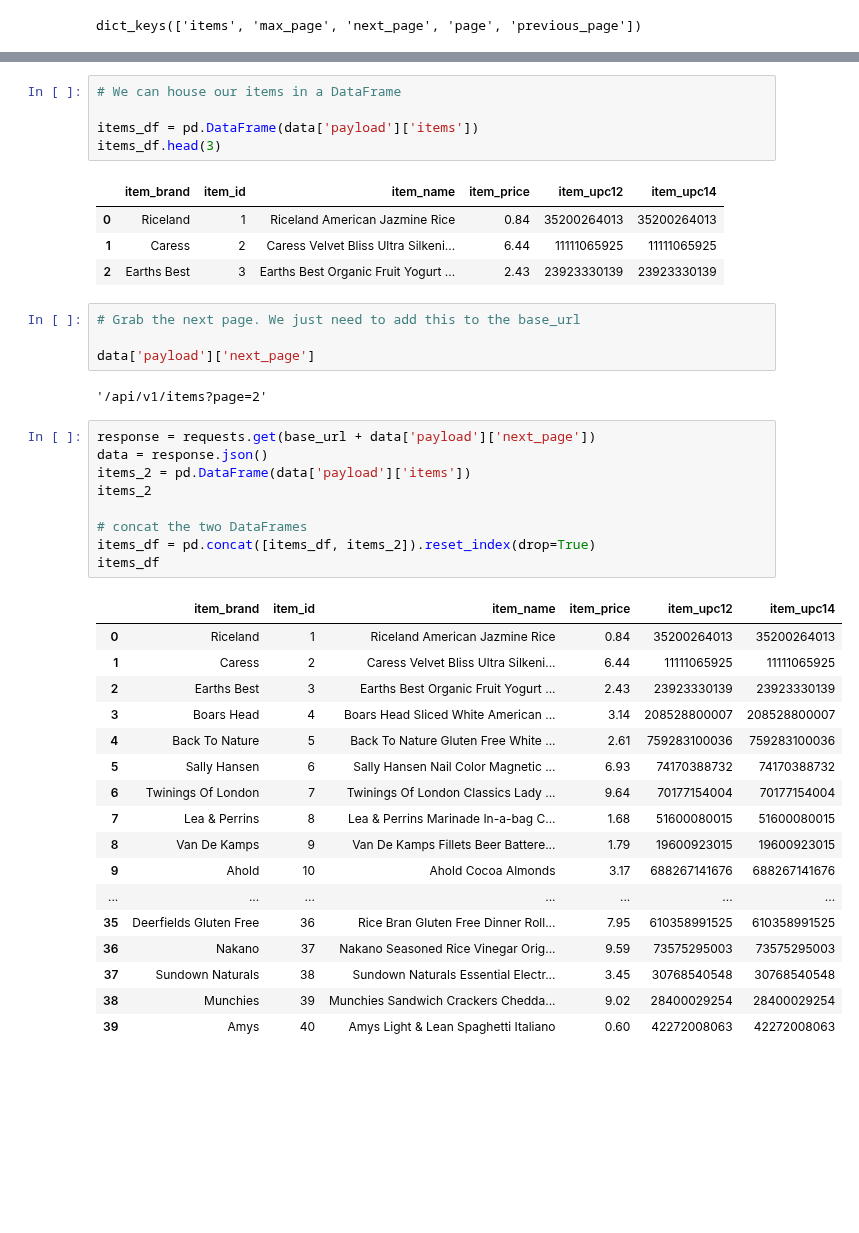
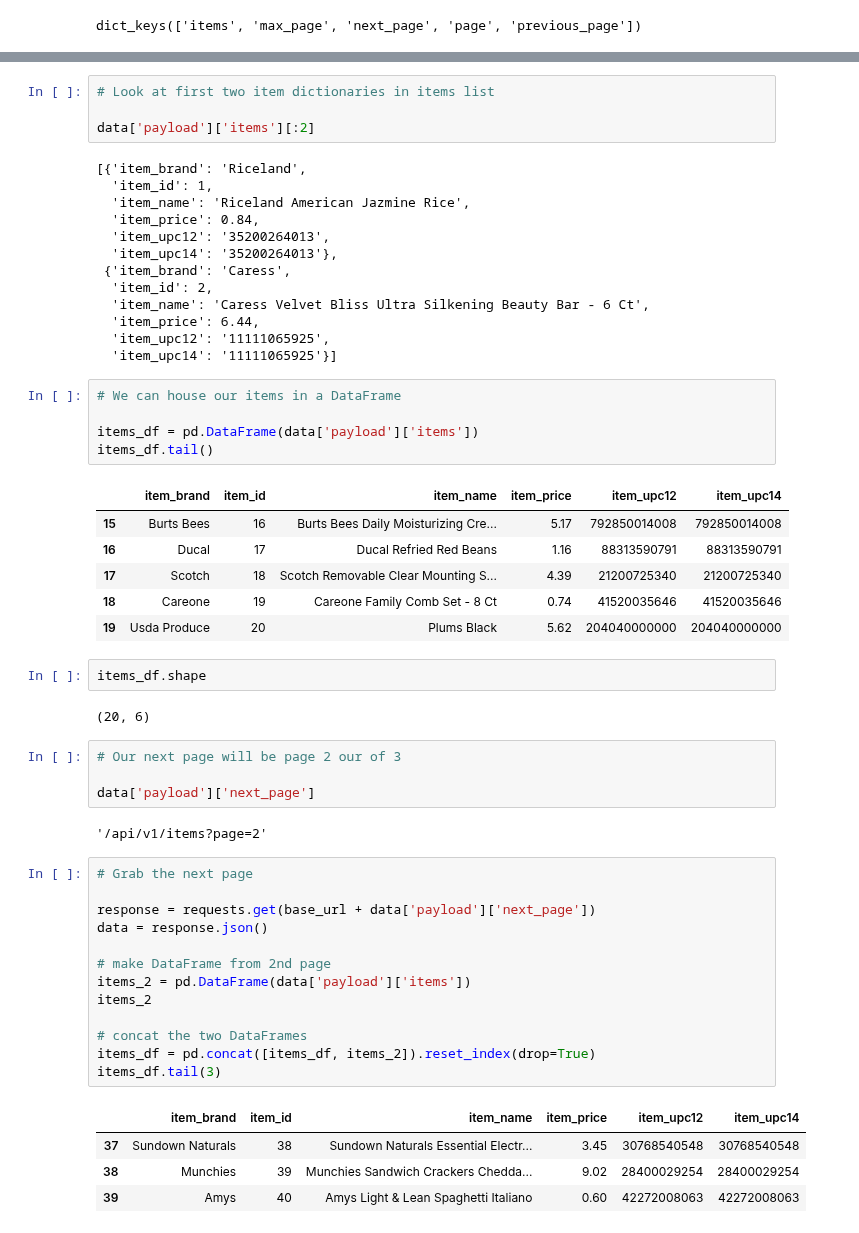
Before and after one commit to faithkane3/ds-methodologies-exercises, a Jupyter notebook: time_series/aquire_walkthrough.ipynb, the cells around one changed output, grey strips where cells are left out. Drawn from its saved outputs; the diff is of its cells as text; blank space fills up the shorter version.

```diff
--- a/time_series/aquire_walkthrough.ipynb
+++ b/time_series/aquire_walkthrough.ipynb
@@ -105,43 +99,57 @@ data['payload']['items'][:2]
+# %%
+# Look at first two item dictionaries in items list
+
+data['payload']['items'][:2]
+# %% [output]
+[{'item_brand': 'Riceland',
+  'item_id': 1,
+  'item_name': 'Riceland American Jazmine Rice',
+  'item_price': 0.84,
+  'item_upc12': '35200264013',
+  'item_upc14': '35200264013'},
+ {'item_brand': 'Caress',
+  'item_id': 2,
+  'item_name': 'Caress Velvet Bliss Ultra Silkening Beauty Bar - 6 Ct',
+  'item_price': 6.44,
+  'item_upc12': '11111065925',
+  'item_upc14': '11111065925'}]
 # %%
 # We can house our items in a DataFrame
 
 items_df = pd.DataFrame(data['payload']['items'])
-items_df.head(3)
+items_df.tail()
 # %% [output]
 |  | item_brand | item_id | item_name | item_price | item_upc12 | item_upc14 |
-| 0 | Riceland | 1 | Riceland American Jazmine Rice | 0.84 | 35200264013 | 35200264013 |
-| 1 | Caress | 2 | Caress Velvet Bliss Ultra Silkeni... | 6.44 | 11111065925 | 11111065925 |
-| 2 | Earths Best | 3 | Earths Best Organic Fruit Yogurt ... | 2.43 | 23923330139 | 23923330139 |
+| 15 | Burts Bees | 16 | Burts Bees Daily Moisturizing Cre... | 5.17 | 792850014008 | 792850014008 |
+| 16 | Ducal | 17 | Ducal Refried Red Beans | 1.16 | 88313590791 | 88313590791 |
+| 17 | Scotch | 18 | Scotch Removable Clear Mounting S... | 4.39 | 21200725340 | 21200725340 |
+| 18 | Careone | 19 | Careone Family Comb Set - 8 Ct | 0.74 | 41520035646 | 41520035646 |
+| 19 | Usda Produce | 20 | Plums Black | 5.62 | 204040000000 | 204040000000 |
-# %%
-# Grab the next page. We just need to add this to the base_url
-
-data['payload']['next_page']
-# %% [output]
-'/api/v1/items?page=2'
+# %%
+items_df.shape
+# %% [output]
+(20, 6)
+# %%
+# Our next page will be page 2 our of 3
+
+data['payload']['next_page']
+# %% [output]
+'/api/v1/items?page=2'
 # %%
+# Grab the next page
+
 response = requests.get(base_url + data['payload']['next_page'])
 data = response.json()
+
+# make DataFrame from 2nd page
 items_2 = pd.DataFrame(data['payload']['items'])
 items_2
 
 # concat the two DataFrames
 items_df = pd.concat([items_df, items_2]).reset_index(drop=True)
-items_df
+items_df.tail(3)
 # %% [output]
 |  | item_brand | item_id | item_name | item_price | item_upc12 | item_upc14 |
-| 0 | Riceland | 1 | Riceland American Jazmine Rice | 0.84 | 35200264013 | 35200264013 |
-| 1 | Caress | 2 | Caress Velvet Bliss Ultra Silkeni... | 6.44 | 11111065925 | 11111065925 |
-| 2 | Earths Best | 3 | Earths Best Organic Fruit Yogurt ... | 2.43 | 23923330139 | 23923330139 |
-| 3 | Boars Head | 4 | Boars Head Sliced White American ... | 3.14 | 208528800007 | 208528800007 |
-| 4 | Back To Nature | 5 | Back To Nature Gluten Free White ... | 2.61 | 759283100036 | 759283100036 |
-| 5 | Sally Hansen | 6 | Sally Hansen Nail Color Magnetic ... | 6.93 | 74170388732 | 74170388732 |
-| 6 | Twinings Of London | 7 | Twinings Of London Classics Lady ... | 9.64 | 70177154004 | 70177154004 |
-| 7 | Lea & Perrins | 8 | Lea & Perrins Marinade In-a-bag C... | 1.68 | 51600080015 | 51600080015 |
-| 8 | Van De Kamps | 9 | Van De Kamps Fillets Beer Battere... | 1.79 | 19600923015 | 19600923015 |
-| 9 | Ahold | 10 | Ahold Cocoa Almonds | 3.17 | 688267141676 | 688267141676 |
-| ... | ... | ... | ... | ... | ... | ... |
-| 35 | Deerfields Gluten Free | 36 | Rice Bran Gluten Free Dinner Roll... | 7.95 | 610358991525 | 610358991525 |
-| 36 | Nakano | 37 | Nakano Seasoned Rice Vinegar Orig... | 9.59 | 73575295003 | 73575295003 |
 | 37 | Sundown Naturals | 38 | Sundown Naturals Essential Electr... | 3.45 | 30768540548 | 30768540548 |
 | 38 | Munchies | 39 | Munchies Sandwich Crackers Chedda... | 9.02 | 28400029254 | 28400029254 |
 | 39 | Amys | 40 | Amys Light & Lean Spaghetti Italiano | 0.60 | 42272008063 | 42272008063 |
```
Also changed, not shown: parts of 24 cells of this notebook, 5 other files.
